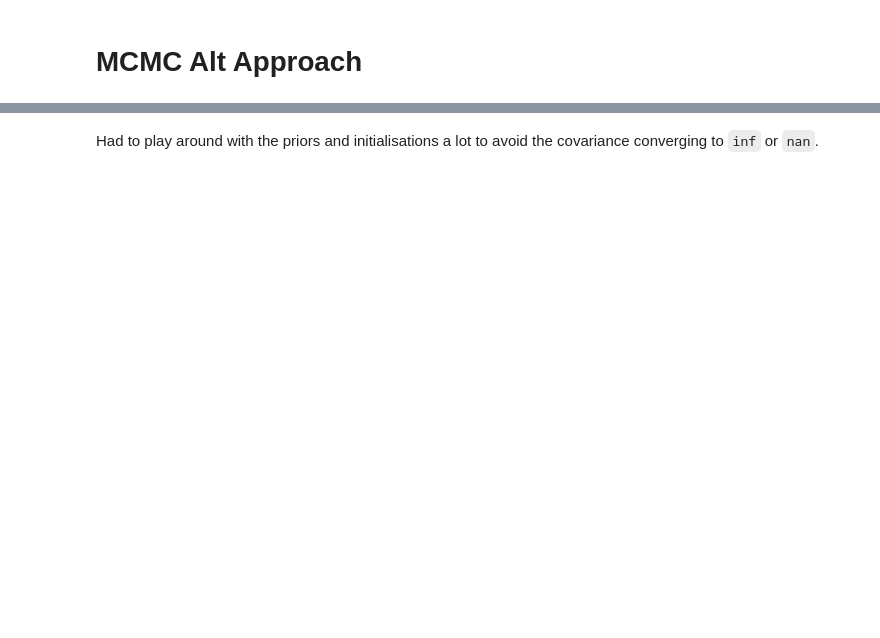
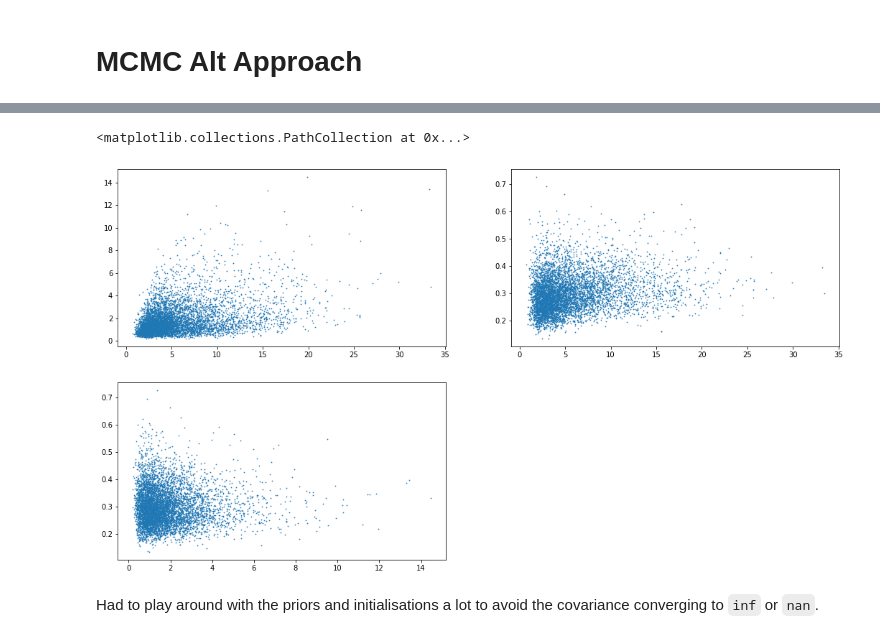
Before and after one commit to wunsworth/AirPollutionSensor, a Jupyter notebook: Notebooks/MCMCAltApproach.ipynb, the cells around one changed output, grey strips where cells are left out. Drawn from its saved outputs; the diff is of its cells as text; code cells hidden in the pictures; blank space fills up the shorter version.

```diff
--- a/Notebooks/MCMCAltApproach.ipynb
+++ b/Notebooks/MCMCAltApproach.ipynb
@@ -110,3 +113,14 @@ plt.hist(parameter_samples[1].numpy(), 50);
+# %%
+plt.figure(figsize = (18, 10))
+plt.subplot(221)
+plt.scatter(parameter_samples[0].numpy(), parameter_samples[1].numpy(), 0.5)
+plt.subplot(222)
+plt.scatter(parameter_samples[0].numpy(), parameter_samples[2].numpy(), 0.5)
+plt.subplot(223)
+plt.scatter(parameter_samples[1].numpy(), parameter_samples[2].numpy(), 0.5)
+# %% [output]
+<matplotlib.collections.PathCollection at 0x...>
+[figure, added]
 # %% [markdown]
 Had to play around with the priors and initialisations a lot to avoid the covariance converging to `inf` or `nan`.
 # %%
```
Also changed, not shown: parts of 9 cells of this notebook, 1 other file.
